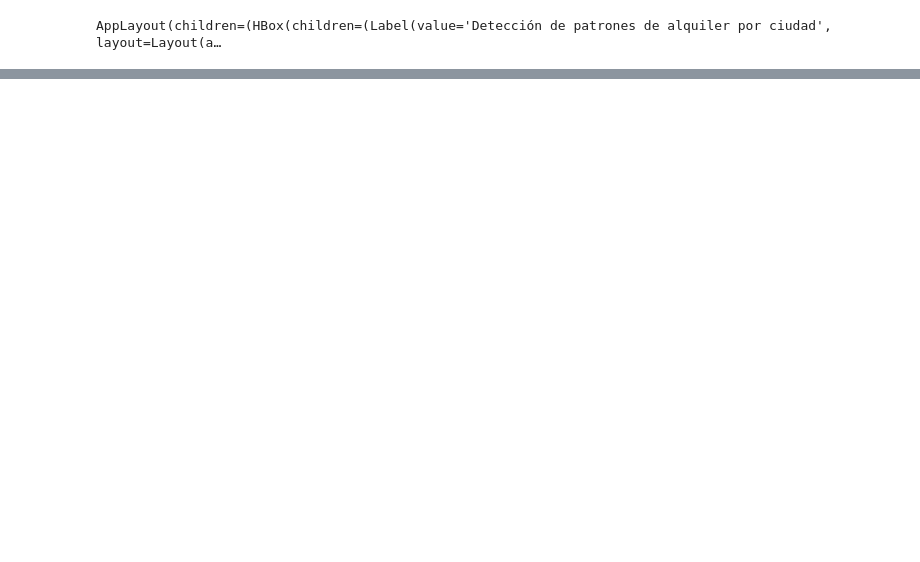
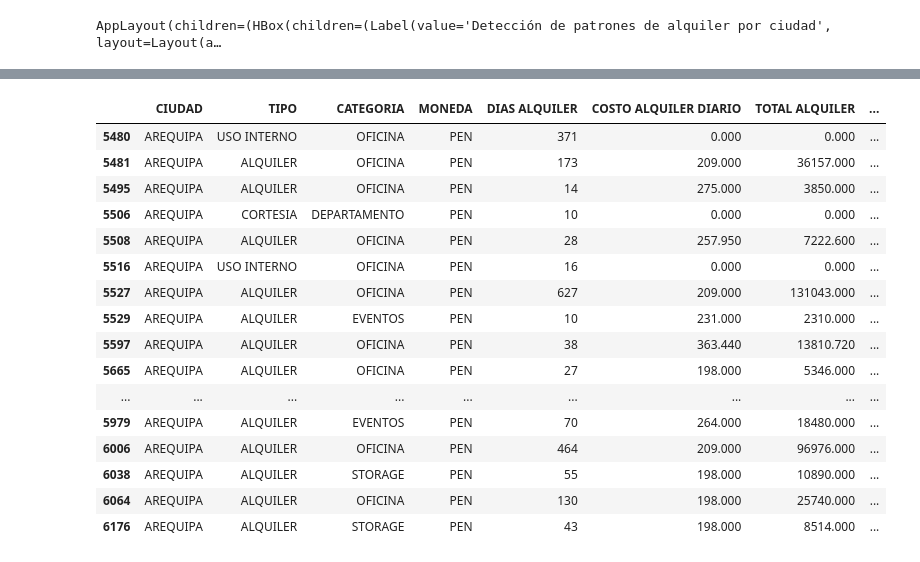
Before and after one commit to wjpl18/pucp-pry-analisis-datos, a Jupyter notebook: dashboard_ipywidgets.ipynb, the cells around one changed output, grey strips where cells are left out. Cells and saved outputs as stored; diff of their text form; code cells hidden in the pictures; blank space fills up the shorter version.

Commit message:
Boxplot por cada variable, teniendo en cuenta el tipo de moneda y ciudad Falta la tabla con los outliers del boxplot

```diff
--- a/dashboard_ipywidgets.ipynb
+++ b/dashboard_ipywidgets.ipynb
@@ -1040,0 +1145,21 @@ AppLayout(children=(HBox(children=(Label(value='Detección de patrones de alquil
+# %%
+#def rang_intercuartil()
+criterios1=df2_final['CIUDAD']=='LIMA'
+criterio2=df2_final['MONEDA']=='USD'
+criterios=criterios1 & criterio2
+df_criterios=df2_final[criterios]
+quantil_75=df_criterios['COSTO ALQUILER DIARIO'].quantile(0.75)
+quantil_25=df_criterios['COSTO ALQUILER DIARIO'].quantile(0.25)
+IQR= quantil_75-quantil_25
+limite_inferior=np.float64(quantil_25 - (1.5*IQR))
+limite_superior=np.float64(quantil_75 + 1.5*IQR)
+cond1= df_criterios['COSTO ALQUILER DIARIO']>limite_superior
+cond2= df_criterios['COSTO ALQUILER DIARIO']<limite_inferior
+outlier=cond1 | cond2
+df_criterios[outlier]
+#| df2_final['COSTO ALQUILER DIARIO']<limite_inferior
+# %%
+import plotly.express as px
+df = px.data.tips()
+fig = px.box(df_criterios, y="COSTO ALQUILER DIARIO")
+fig.show()
@@ -1040,0 +1168,25 @@ AppLayout(children=(HBox(children=(Label(value='Detección de patrones de alquil
+# %%
+import plotly.express as px
+
+def outlier(CIUDAD,MONEDA,VARIABLE):
+  criterios1=df2_final['CIUDAD']==CIUDAD
+  criterio2=df2_final['MONEDA']==MONEDA
+  criterios=criterios1 & criterio2
+  df_criterios=df2_final[criterios]
+  quantil_75=df_criterios[VARIABLE].quantile(0.75)
+  quantil_25=df_criterios[VARIABLE].quantile(0.25)
+  IQR= quantil_75-quantil_25
+  limite_inferior=np.float64(quantil_25 - (1.5*IQR))
+  limite_superior=np.float64(quantil_75 + 1.5*IQR)
+  cond1= df_criterios[VARIABLE]>limite_superior
+  cond2= df_criterios[VARIABLE]<limite_inferior
+  outlier=cond1 | cond2
+  #df = px.data.tips()
+  fig = px.box(df_criterios, y=VARIABLE,width=400, height=500)
+  fig . update_traces ( boxpoints='suspectedoutliers')
+  mostrar_fig=fig.show()
+  return mostrar_fig,df_criterios[outlier][['CIUDAD', 'TIPO', 'CATEGORIA', 'MONEDA', 'DIAS ALQUILER','COSTO ALQUILER DIARIO', 'TOTAL ALQUILER',
+               'TOTAL CONSERJE', 'COSTOS ADICIONALES SOLES', 'LIQUIDACION EN SOLES']]
+# %%
+outlier('AREQUIPA','PEN','DIAS ALQUILER')[1]
+# %% [output]
@@ -1040,0 +1194,17 @@ AppLayout(children=(HBox(children=(Label(value='Detección de patrones de alquil
+|  | CIUDAD | TIPO | CATEGORIA | MONEDA | DIAS ALQUILER | COSTO ALQUILER DIARIO | TOTAL ALQUILER | ... |
+| 5480 | AREQUIPA | USO INTERNO | OFICINA | PEN | 371 | 0.000 | 0.000 | ... |
+| 5481 | AREQUIPA | ALQUILER | OFICINA | PEN | 173 | 209.000 | 36157.000 | ... |
+| 5495 | AREQUIPA | ALQUILER | OFICINA | PEN | 14 | 275.000 | 3850.000 | ... |
+| 5506 | AREQUIPA | CORTESIA | DEPARTAMENTO | PEN | 10 | 0.000 | 0.000 | ... |
+| 5508 | AREQUIPA | ALQUILER | OFICINA | PEN | 28 | 257.950 | 7222.600 | ... |
+| 5516 | AREQUIPA | USO INTERNO | OFICINA | PEN | 16 | 0.000 | 0.000 | ... |
+| 5527 | AREQUIPA | ALQUILER | OFICINA | PEN | 627 | 209.000 | 131043.000 | ... |
+| 5529 | AREQUIPA | ALQUILER | EVENTOS | PEN | 10 | 231.000 | 2310.000 | ... |
+| 5597 | AREQUIPA | ALQUILER | OFICINA | PEN | 38 | 363.440 | 13810.720 | ... |
+| 5665 | AREQUIPA | ALQUILER | OFICINA | PEN | 27 | 198.000 | 5346.000 | ... |
+| ... | ... | ... | ... | ... | ... | ... | ... | ... |
+| 5979 | AREQUIPA | ALQUILER | EVENTOS | PEN | 70 | 264.000 | 18480.000 | ... |
+| 6006 | AREQUIPA | ALQUILER | OFICINA | PEN | 464 | 209.000 | 96976.000 | ... |
+| 6038 | AREQUIPA | ALQUILER | STORAGE | PEN | 55 | 198.000 | 10890.000 | ... |
+| 6064 | AREQUIPA | ALQUILER | OFICINA | PEN | 130 | 198.000 | 25740.000 | ... |
+| 6176 | AREQUIPA | ALQUILER | STORAGE | PEN | 43 | 198.000 | 8514.000 | ... |
```
Also changed, not shown: parts of 8 cells of this notebook.
